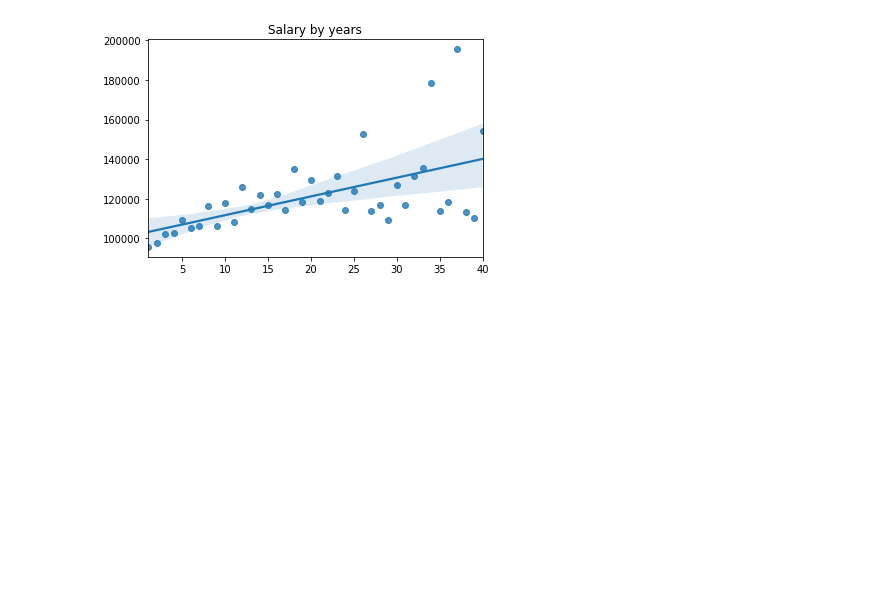
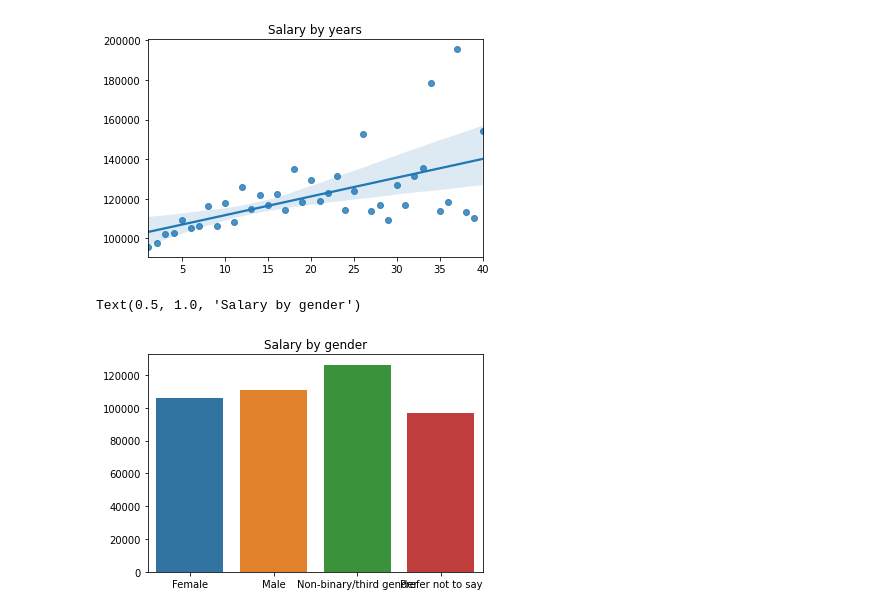
Before and after one commit to MistSF/American-Dream, a Jupyter notebook: notebook/career_visualisation.ipynb, the cells around one changed output. Saved outputs shown, nothing was run; the diff lists cells and outputs as text; code cells hidden in the pictures; blank space fills up the shorter version.

```diff
--- a/notebook/career_visualisation.ipynb
+++ b/notebook/career_visualisation.ipynb
@@ -94,7 +94,8 @@ salaryByTeamPlot.set_title("Salary by team size")
 Text(0.5, 1.0, 'Salary by team size')
 [figure]
 # %%
-slrbyYears = data[["SalaryUSD", "YearsWithThisTypeOfJob"]]
+#Salary by years
+slrbyYears = data[["SalaryUSD", "YearsWithThisTypeOfJob", "Gender"]]
 groupYears = slrbyYears.groupby("YearsWithThisTypeOfJob")
 
 YearsMean = {}
@@ -110,3 +111,22 @@ yearsPlot.set_title("Salary by years")
 # %% [output]
 Text(0.5, 1.0, 'Salary by years')
 [figure]
+# %%
+# Salary by gender
+
+slrByGender = data[["SalaryUSD", "Gender"]]
+groupGender = slrByGender.groupby("Gender")
+
+GenderMean = {}
+for x in groupGender :
+    GenderMean[x[0]] = x[1].SalaryUSD.mean()
+
+keys = list(GenderMean.keys())
+values = list(GenderMean.values())
+
+genderBarPlot = sns.barplot(x=keys, y=values)
+
+genderBarPlot.set_title("Salary by gender")
+# %% [output]
+Text(0.5, 1.0, 'Salary by gender')
+[figure, added]
```
Also changed, not shown: parts of 1 cell of this notebook, 2 other files.
